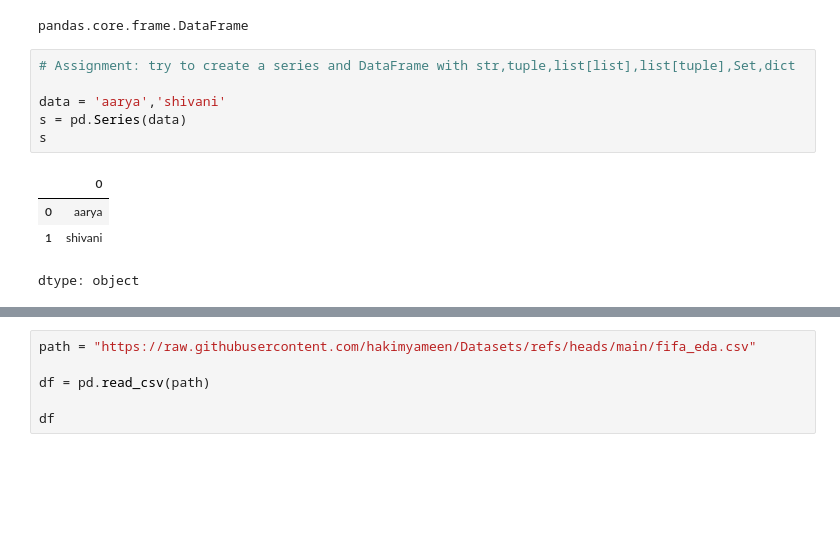
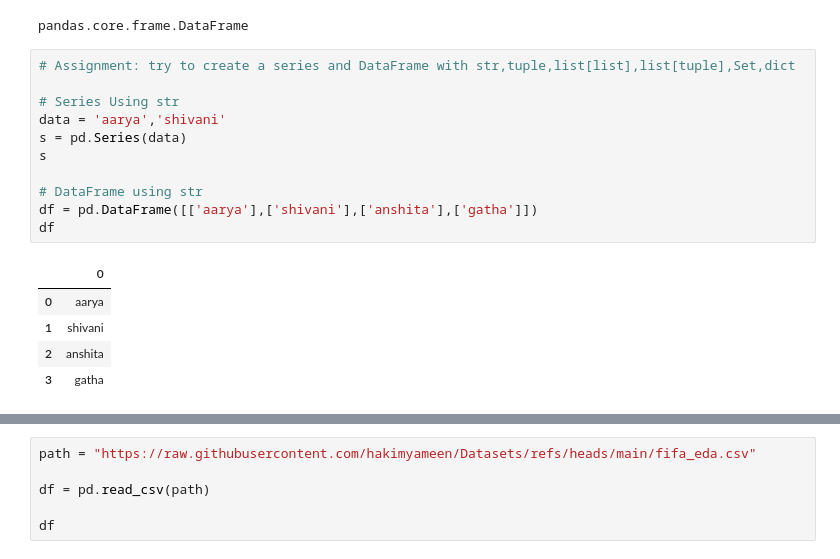
Before and after one commit to Aarya-Musale/Python, a Jupyter notebook: DS_pandas_.ipynb, the cells around one changed output, grey strips where cells are left out. Cells and saved outputs as stored; diff of their text form; blank space fills up the shorter version.

```diff
--- a/DS_pandas_.ipynb
+++ b/DS_pandas_.ipynb
@@ -55,11 +55,17 @@ pandas.core.frame.DataFrame
 # %%
 # Assignment: try to create a series and DataFrame with str,tuple,list[list],list[tuple],Set,dict
 
+# Series Using str
 data = 'aarya','shivani'
 s = pd.Series(data)
 s
+
+# DataFrame using str
+df = pd.DataFrame([['aarya'],['shivani'],['anshita'],['gatha']])
+df
 # %% [output]
 |  | 0 |
 | 0 | aarya |
 | 1 | shivani |
+| 2 | anshita |
+| 3 | gatha |
-dtype: object
```
Also changed, not shown: parts of 6 cells of this notebook.
